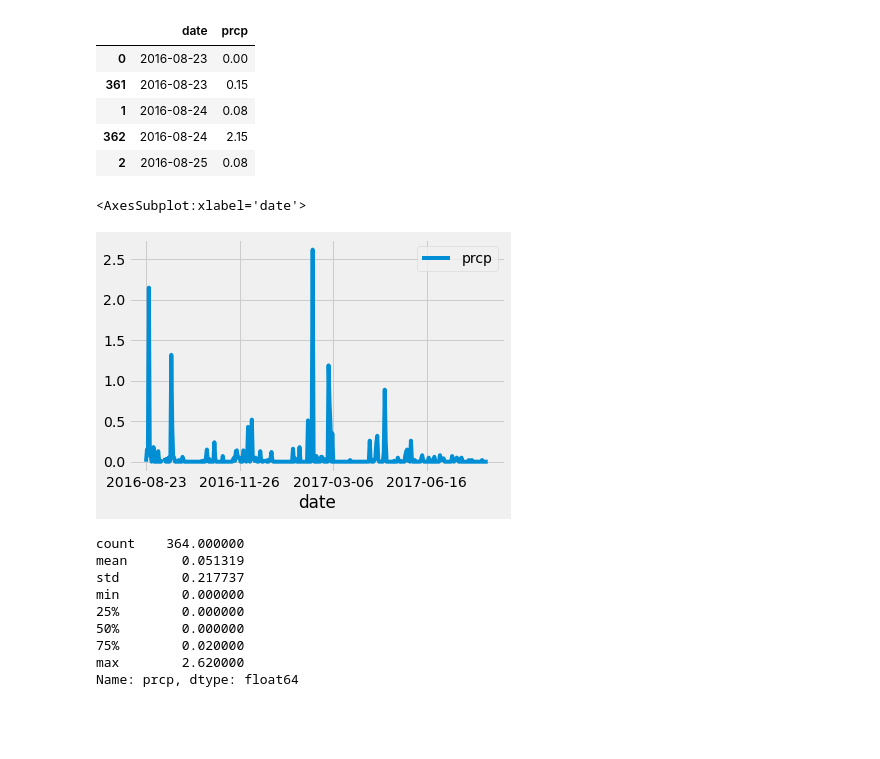
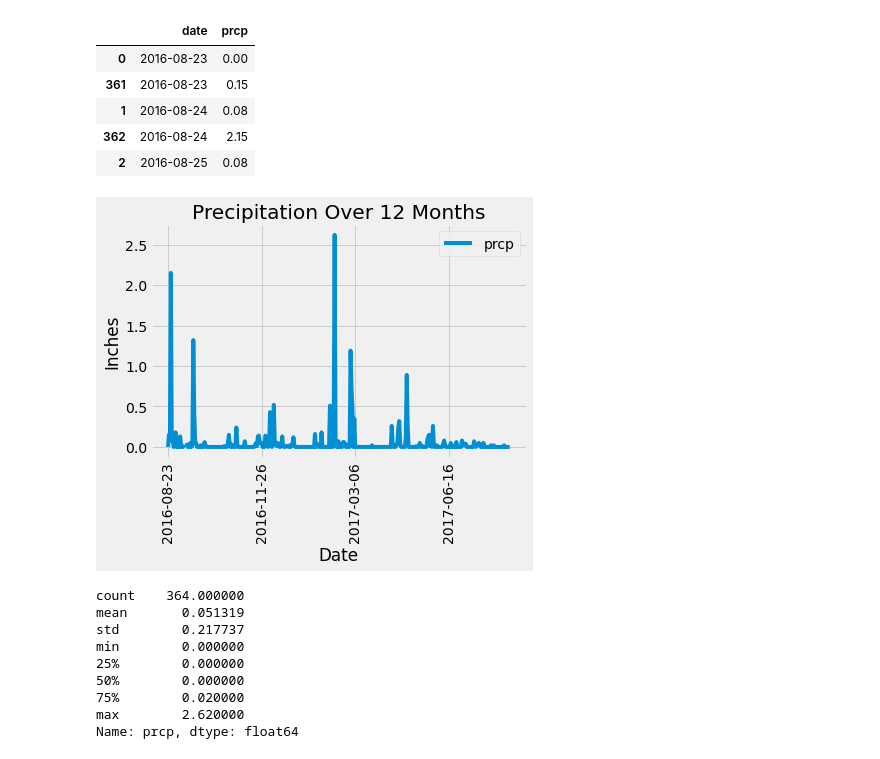
Before and after one commit to RichKirsch80/Weather-Station-Flask-and-SQLAlchemy, a Jupyter notebook: climate_starter.ipynb, the cells around one changed output. Saved outputs shown, nothing was run; the diff lists cells and outputs as text; code cells hidden in the pictures; blank space fills up the shorter version.

```diff
--- a/climate_starter.ipynb
+++ b/climate_starter.ipynb
@@ -71,10 +71,16 @@ df.head()
 | 2 | 2016-08-25 | 0.08 |
 # %%
 # Use Pandas Plotting with Matplotlib to plot the data
-df.plot(x='date',y='prcp')
+df.plot('date','prcp')
+
+#final formatting
+plt.title("Precipitation Over 12 Months")
+plt.xlabel("Date")
+plt.ylabel("Inches")
+plt.xticks(rotation = 90)
+plt.show()
 # %% [output]
-<AxesSubplot:xlabel='date'>
-[figure, old version]
+[figure, new version]
 # %%
 # Use Pandas to calcualte the summary statistics for the precipitation data
 df['prcp'].describe()
```
Also changed, not shown: parts of 2 cells of this notebook, 2 other files.
